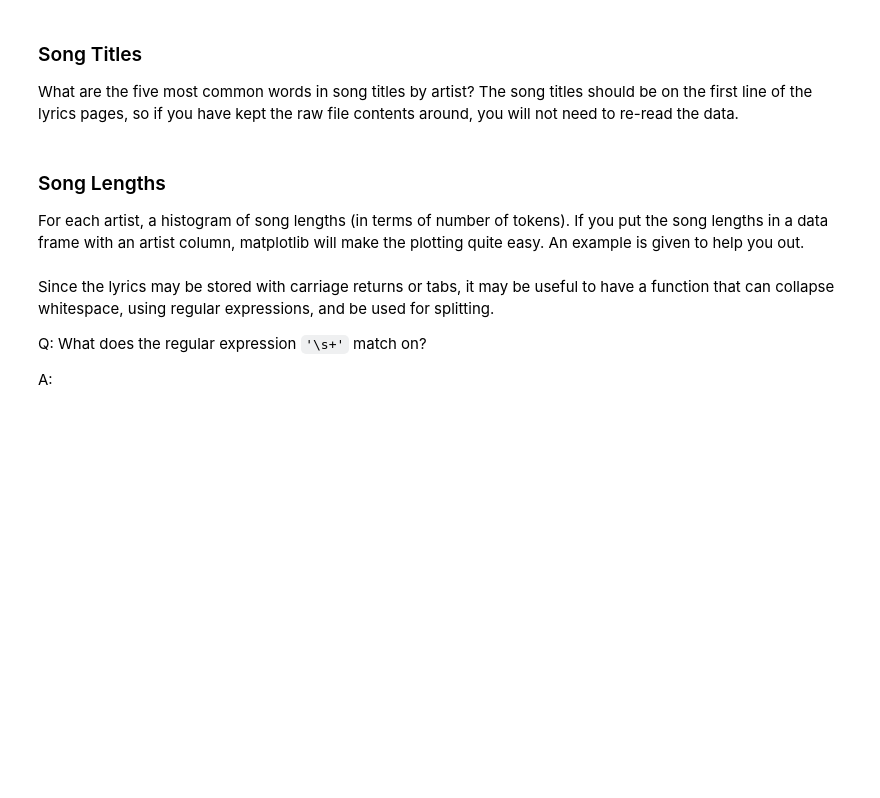
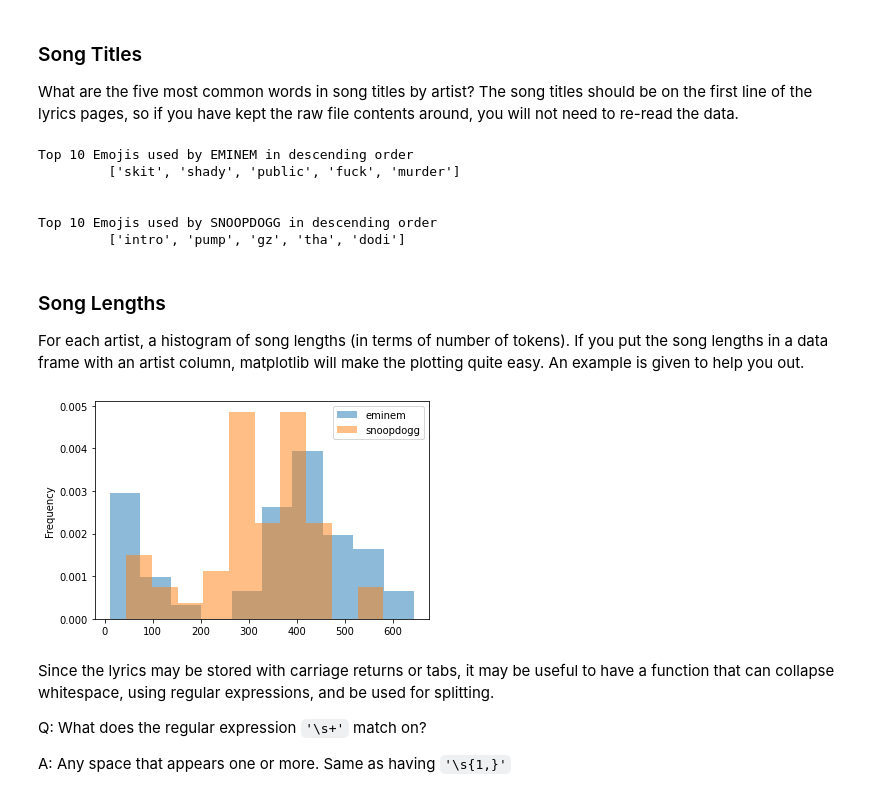
Before and after one commit to hsong1101/ADS509-Week2, a Jupyter notebook: Lyrics and Description EDA.ipynb, the cells around one changed output. Saved outputs shown, nothing was run; the diff lists cells and outputs as text; code cells hidden in the pictures; blank space fills up the shorter version.

```diff
--- a/Lyrics and Description EDA.ipynb
+++ b/Lyrics and Description EDA.ipynb
@@ -180,0 +160,39 @@ sw
+# %%
+artists = lyrics['artist'].unique().tolist()
+# %%
+def drop_punctuation(string):
+
+    for p in punctuation:
+
+        string = string.replace(p, '')
+
+    return string
+# %%
+def clean_data(string):
+
+    string = drop_punctuation(string)
+    string = string.lower()
+    # replace two or more space into one
+    string = re.sub(r'\s{2,}', ' ', string)
+    tokens = string.split(' ')
+    tokens = [x for x in tokens if x not in sw]
+
+    # list of words
+    return tokens, len(tokens)
+# %%
+lyrics_tokens = {}
+
+lyrics['lyric'] = lyrics['lyric'].fillna('')
+
+for artist in artists:
+
+    cleaned_data = []
+
+    for i, lyric in lyrics[lyrics['artist']==artist].iterrows():
+        temp, len_tokens = clean_data(lyric['lyric'])
+        cleaned_data.extend(temp)
+        lyrics.loc[i, 'Length'] = len_tokens
+
+    cleaned_data = [x for x in cleaned_data if x] # remove any '' character
+
+    lyrics_tokens[artist] = cleaned_data
@@ -229,7 +322,30 @@ What are the ten most common hashtags by artist in the twitter descriptions?
 
 What are the five most common words in song titles by artist? The song titles should be on the first line of the lyrics pages, so if you have kept the raw file contents around, you will not need to re-read the data.
 # %%
-# Your code here
+# Clean Title
+
+for artist in artists:
+
+    title_words = []
+
+    for i, x in lyrics[lyrics['artist']==artist].iterrows():
+
+        cleaned_title, _ = clean_data(x['title'])
+        title_words.extend(cleaned_title)
+
+    title_words = pd.Series(title_words).value_counts().head(5)
+
+    print('Top 10 Emojis used by {} in descending order'.format(artist.upper()))
+    print('\t', title_words.keys().tolist())
+    print()
+    print()
+# %% [output]
+Top 10 Emojis used by EMINEM in descending order
+         ['skit', 'shady', 'public', 'fuck', 'murder']
+
+
+Top 10 Emojis used by SNOOPDOGG in descending order
+         ['intro', 'pump', 'gz', 'tha', 'dodi']
 # %% [markdown]
 ### Song Lengths
 
@@ -246,9 +353,13 @@ df.groupby('artist')['length'].plot(kind="hist",density=True,alpha=0.5,legend=Tr
+# %%
+lyrics.groupby('artist')['Length'].plot(kind="hist",density=True,alpha=0.5,legend=True);
+# %% [output]
+[figure, added]
 # %% [markdown]
 Since the lyrics may be stored with carriage returns or tabs, it may be useful to have a function that can collapse whitespace, using regular expressions, and be used for splitting.
 
 Q: What does the regular expression `'\s+'` match on?
 
-A:
+A: Any space that appears one or more. Same as having `'\s{1,}'`
 # %%
 collapse_whitespace = re.compile(r'\s+')
 
```
Also changed, not shown: parts of 17 cells of this notebook, 1 other file.
